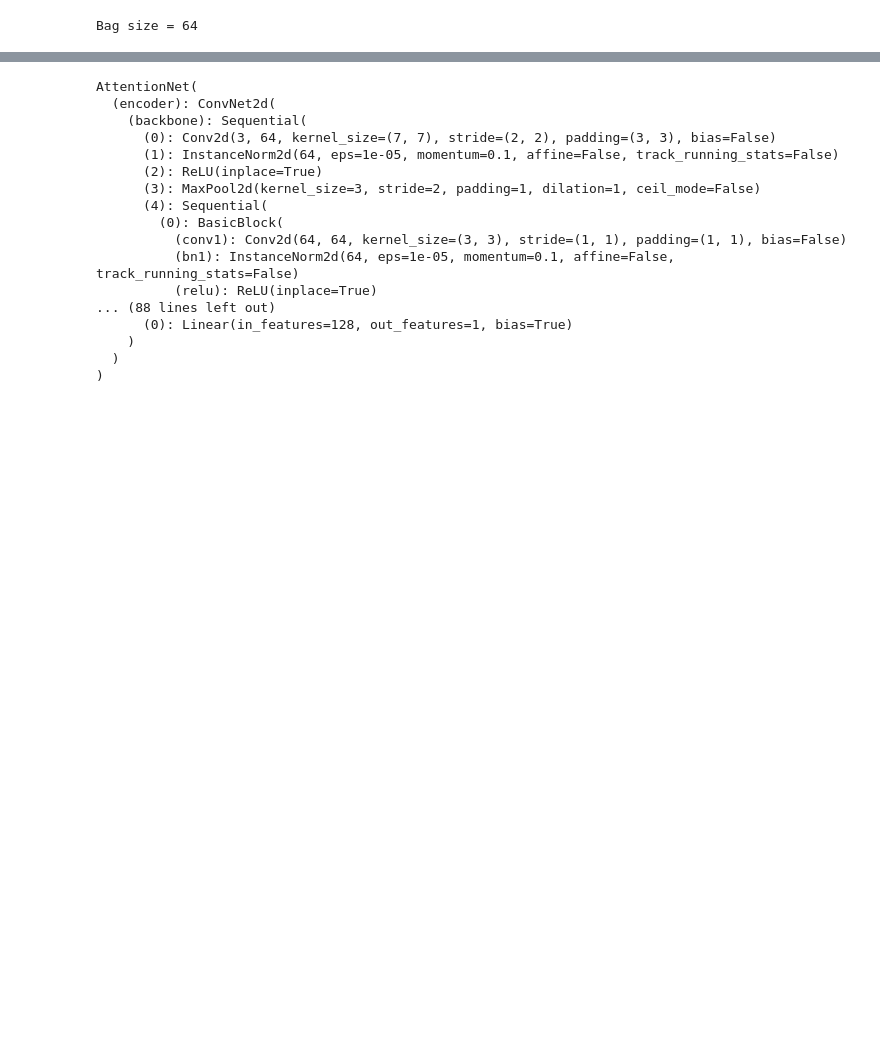
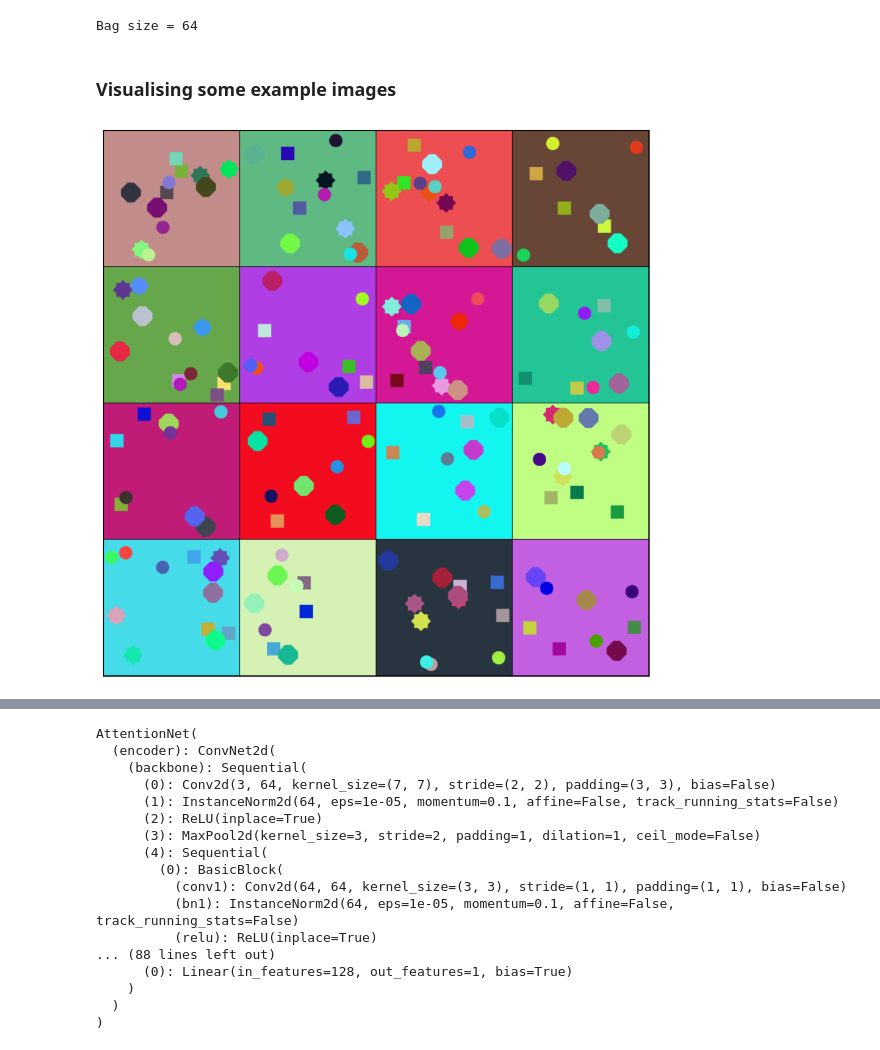
Before and after one commit to jdenholm/TorchTools, a Jupyter notebook: demos/attention-mil-demo.ipynb, the cells around one changed output, grey strips where cells are left out. Cells and saved outputs as stored; diff of their text form; code cells hidden in the pictures; blank space fills up the shorter version.

```diff
--- a/demos/attention-mil-demo.ipynb
+++ b/demos/attention-mil-demo.ipynb
@@ -31,3 +40,32 @@ data_loader = DataLoader(
 )
 # %% [output]
 Bag size = 64
+# %% [markdown]
+### Visualising some example images
+# %%
+from torch import concat
+from torchvision.utils import make_grid
+
+import matplotlib.pyplot as plt
+
+images = []
+for idx, (batch, _) in enumerate(data_loader):
+    if idx == 16:
+        break
+
+    images.append(batch)
+
+
+grid = make_grid(concat(tuple(images), dim=0), nrow=4).permute(1, 2, 0)
+
+
+figure, axis = plt.subplots(1, 1, figsize=(8, 8))
+
+axis.imshow(grid)
+
+axis.set_xticks([])
+axis.set_yticks([])
+
+figure.tight_layout()
+# %% [output]
+[figure, added]
```
Also changed, not shown: parts of 16 cells of this notebook.
